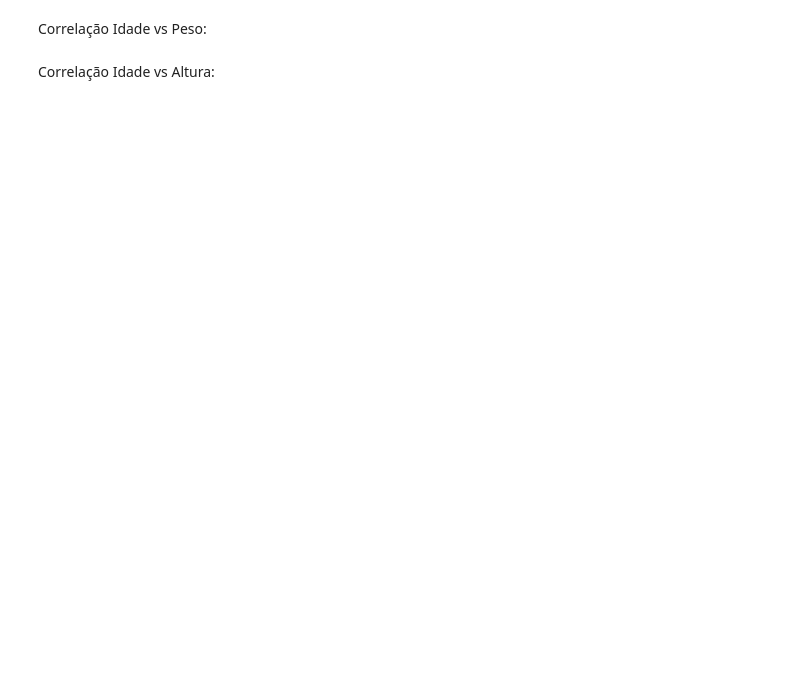
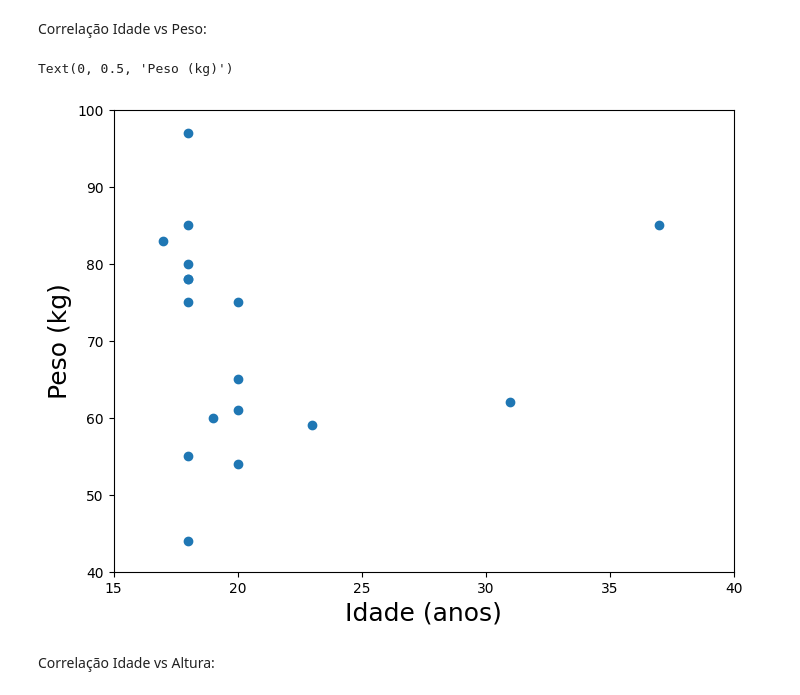
Before and after one commit to elizamelo/FisicaGeral, a Jupyter notebook: Aula01_Dados_da_Turma_2023.ipynb, the cells around one changed output. Cells and saved outputs as stored; diff of their text form; code cells hidden in the pictures; blank space fills up the shorter version.

```diff
--- a/Aula01_Dados_da_Turma_2023.ipynb
+++ b/Aula01_Dados_da_Turma_2023.ipynb
@@ -94,11 +313,14 @@ Correlação Idade vs Peso:
 # %%
 fig = plt.figure( figsize=(8,6) )
 
 plt.plot( array_Idade, array_Peso, 'o' )
-plt.xlim( 15, 55 )
-plt.ylim( 40., 140. )
+plt.xlim( 15, 40 )
+plt.ylim( 40., 100. )
 plt.xlabel( "Idade (anos)", fontsize=18 )
 plt.ylabel( "Peso (kg)", fontsize=18 )
+# %% [output]
+Text(0, 0.5, 'Peso (kg)')
+[figure, added]
 # %% [markdown]
 Correlação Idade vs Altura:
 # %%
```
Also changed, not shown: parts of 76 cells of this notebook.
